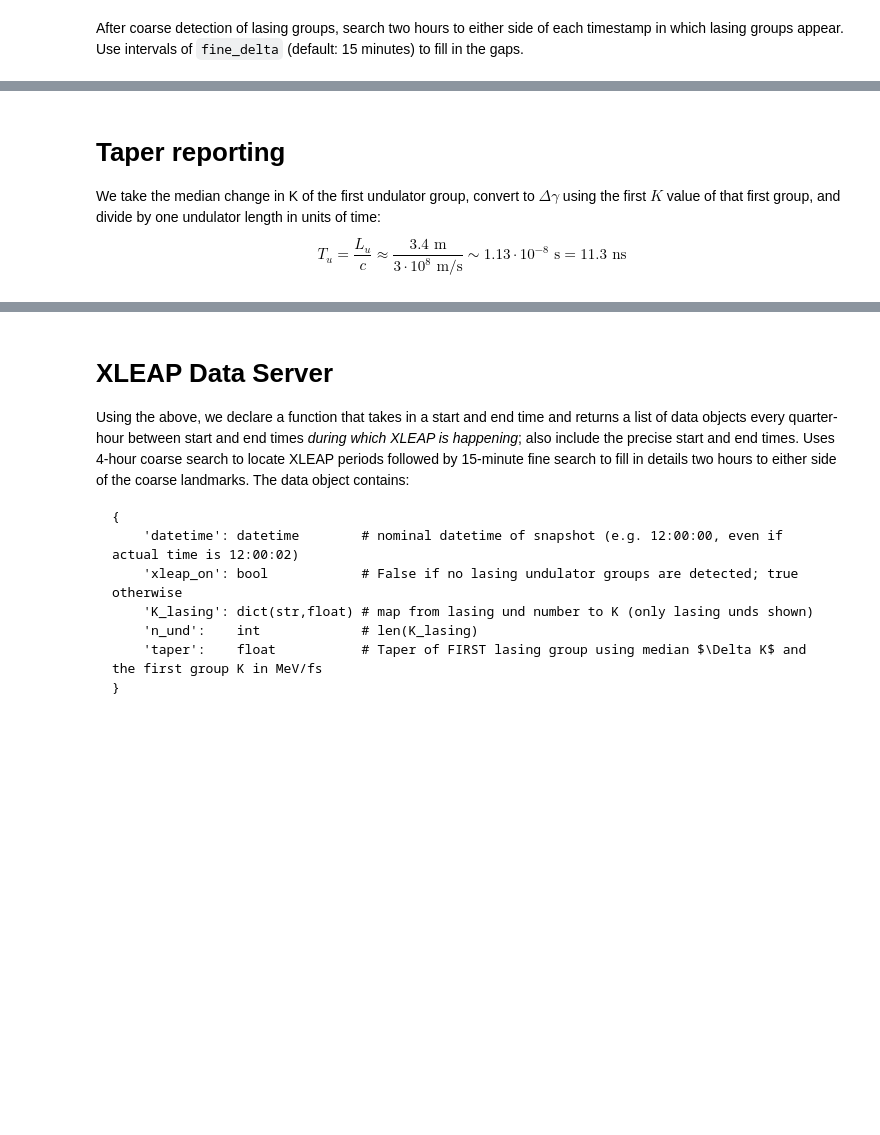
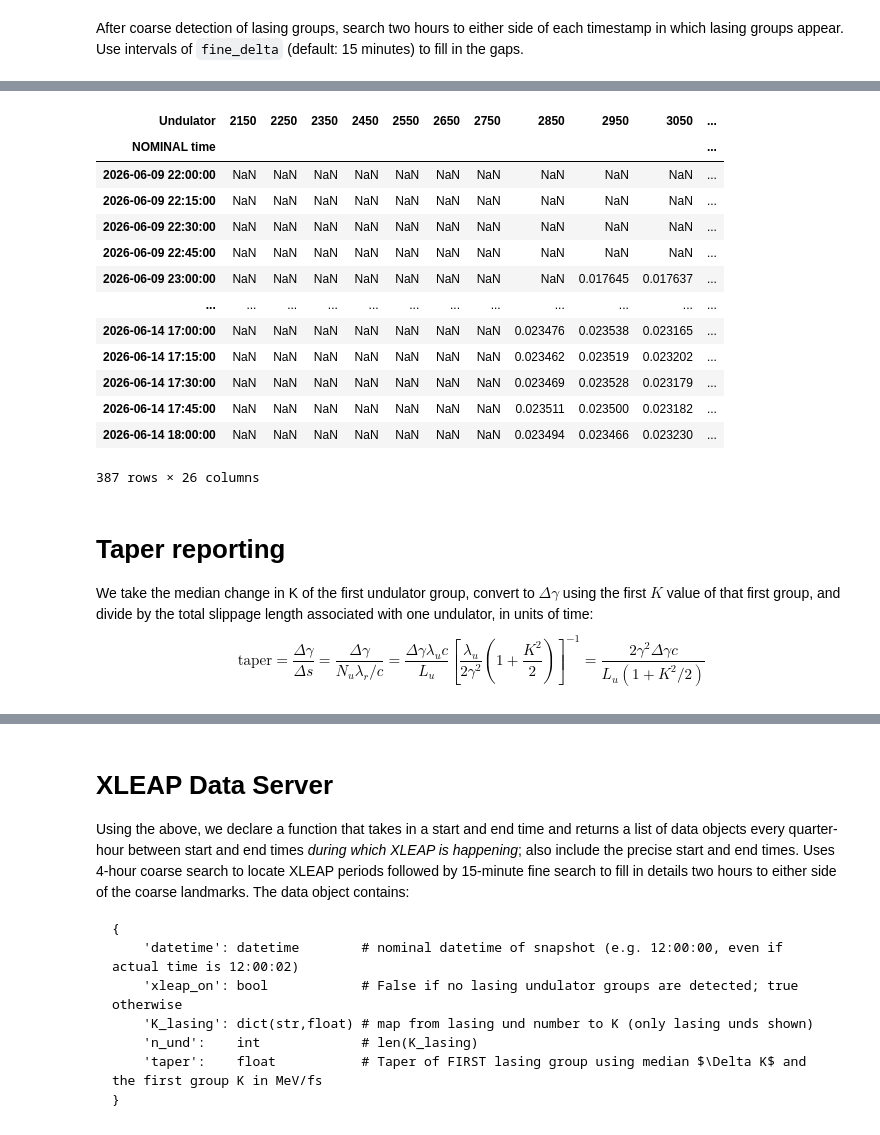
Before and after one commit to aaronzr/xleap, a Jupyter notebook: XLEAP_Detector.ipynb, the cells around one changed output, grey strips where cells are left out. Cells and saved outputs as stored; diff of their text form; code cells hidden in the pictures; blank space fills up the shorter version.

```diff
--- a/XLEAP_Detector.ipynb
+++ b/XLEAP_Detector.ipynb
@@ -525,8 +542,25 @@ fine_lasing_groups
+# %%
+k_to_dk(fine_lasing_groups)
+# %% [output]
+| Undulator | 2150 | 2250 | 2350 | 2450 | 2550 | 2650 | 2750 | 2850 | 2950 | 3050 | ... |
+| NOMINAL time |  |  |  |  |  |  |  |  |  |  | ... |
+| 2026-06-09 22:00:00 | NaN | NaN | NaN | NaN | NaN | NaN | NaN | NaN | NaN | NaN | ... |
+| 2026-06-09 22:15:00 | NaN | NaN | NaN | NaN | NaN | NaN | NaN | NaN | NaN | NaN | ... |
+| 2026-06-09 22:30:00 | NaN | NaN | NaN | NaN | NaN | NaN | NaN | NaN | NaN | NaN | ... |
+| 2026-06-09 22:45:00 | NaN | NaN | NaN | NaN | NaN | NaN | NaN | NaN | NaN | NaN | ... |
+| 2026-06-09 23:00:00 | NaN | NaN | NaN | NaN | NaN | NaN | NaN | NaN | 0.017645 | 0.017637 | ... |
+| ... | ... | ... | ... | ... | ... | ... | ... | ... | ... | ... | ... |
+| 2026-06-14 17:00:00 | NaN | NaN | NaN | NaN | NaN | NaN | NaN | 0.023476 | 0.023538 | 0.023165 | ... |
+| 2026-06-14 17:15:00 | NaN | NaN | NaN | NaN | NaN | NaN | NaN | 0.023462 | 0.023519 | 0.023202 | ... |
+| 2026-06-14 17:30:00 | NaN | NaN | NaN | NaN | NaN | NaN | NaN | 0.023469 | 0.023528 | 0.023179 | ... |
+| 2026-06-14 17:45:00 | NaN | NaN | NaN | NaN | NaN | NaN | NaN | 0.023511 | 0.023500 | 0.023182 | ... |
+| 2026-06-14 18:00:00 | NaN | NaN | NaN | NaN | NaN | NaN | NaN | 0.023494 | 0.023466 | 0.023230 | ... |
+387 rows × 26 columns
 # %% [markdown]
 # Taper reporting
-We take the median change in K of the first undulator group, convert to $\Delta \gamma$ using the first $K$ value of that first group, and divide by one undulator length in units of time:
+We take the median change in K of the first undulator group, convert to $\Delta \gamma$ using the first $K$ value of that first group, and divide by the total slippage length associated with one undulator, in units of time:
 $$
-T_u = \frac{L_u}{c} \approx \frac{3.4\text{ m}}{3\cdot 10^8 \text{ m/s}} \sim 1.13\cdot10^{-8}\text{ s} = 11.3\text{ ns}
+\mathrm{taper} = \frac{\Delta \gamma}{\Delta s} = \frac{\Delta \gamma}{N_u \lambda_r/c} = \frac{\Delta \gamma \lambda_u c}{L_u} \left[\frac{\lambda_u}{2\gamma^2}\left(1+\frac{K^2}{2}\right)\right]^{-1} = \frac{2 \gamma^2 \Delta \gamma c}{L_u(1+K^2/2)}
 $$
 # %%
 L_u = 3.4 # Undulator length in meters
```
Also changed, not shown: parts of 15 cells of this notebook, 4 other files.
